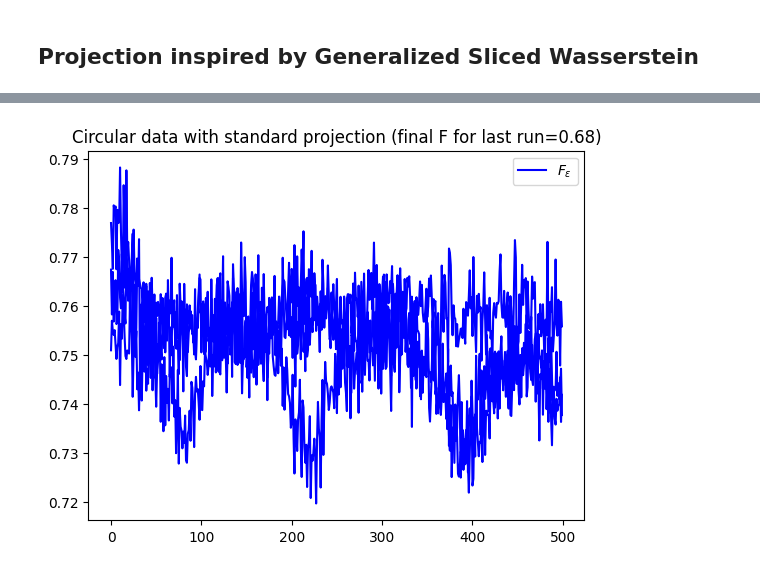
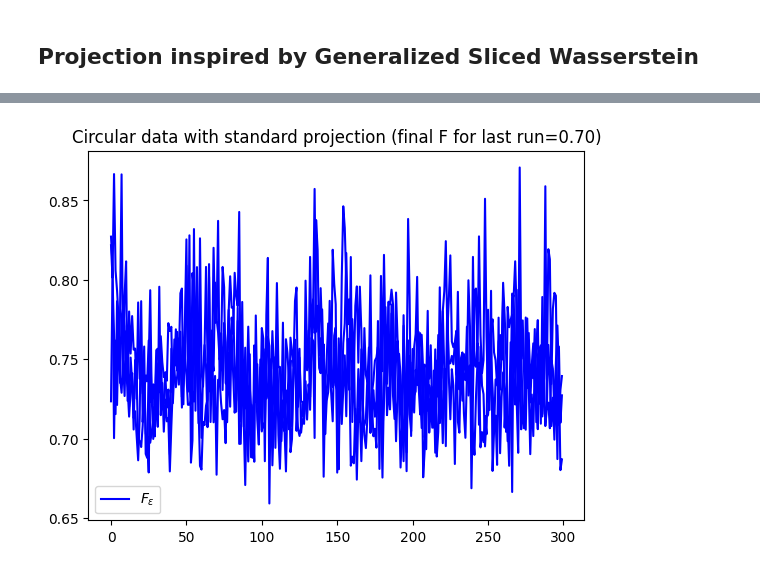
Before and after one commit to rtavenar/dgswp, a Jupyter notebook: grad_desc_torch.ipynb, the cells around one changed output, grey strips where cells are left out. Drawn from its saved outputs; the diff is of its cells as text; code cells hidden in the pictures.

Commit message:
bugfix (F**cking opt.zero_grad())

```diff
--- a/grad_desc_torch.ipynb
+++ b/grad_desc_torch.ipynb
@@ -269,13 +275,14 @@ losses = {}
 for id_rep in range(n_reps):
     losses[id_rep] = []
     model = SimpleNN(input_size=d, hidden_size=256, output_size=1)
-    optimizer = SGD(model.parameters(), lr=0.001, momentum=0.)
+    optimizer = SGD(model.parameters(), lr=learning_rate, momentum=0.)
     for i in range(n_iter):
         loss = F_eps(model, x, y,
                      fun=custom_F, n_samples=n_samples, epsilon=epsilon)
         loss.backward()
         losses[id_rep].append(loss.item())
         optimizer.step()
+        optimizer.zero_grad()
 
 for l in losses.values():
     plt.plot(l, color='b')
@@ -308,7 +317,10 @@ torch.manual_seed(common_seed)
 np.random.seed(common_seed)
 
 epsilon = 1e-1
-n_samples = 100
+n_samples = 10
+n_iter = 300
+radius = 3.
+learning_rate = 0.5
 
 def custom_F_circ(x, y, theta):
     p = 2
@@ -319,21 +331,23 @@ def custom_F_circ(x, y, theta):
 d_circ = 2
 
 losses = {}
-for id_rep in range(n_reps):
+for id_rep in range(10):
     losses[id_rep] = []
     theta = torch.randn(d_circ, requires_grad=True)
     with torch.no_grad():
-        theta /= torch.norm(theta)
-    optimizer = SGD([theta], lr=0.0001)
+        theta *= radius
+    #     theta /= torch.norm(theta)
+    optimizer = SGD([theta], lr=learning_rate)
     for i in range(n_iter):
         loss = F_eps(theta, x_circ, y_circ,
                      fun=custom_F_circ, n_samples=n_samples, epsilon=epsilon)
         loss.backward()
         losses[id_rep].append(loss.item())
         optimizer.step()
+        optimizer.zero_grad()
 
 for l in losses.values():
-    plt.plot(l)  #, color='b')
+    plt.plot(l, color='b')
 plt.legend(["$F_{\\varepsilon}$"])
 plt.title(f"Circular $W_2^2$ (final F for last run={float(custom_F_circ(x_circ, y_circ, theta)):.2f})");
 # %% [output]
@@ -341,21 +354,0 @@ plt.title(f"Circular $W_2^2$ (final F for last run={float(custom_F_circ(x_circ,
-# %%
-xx = np.linspace(-2, 2, 400)
-yy = np.linspace(-2, 2, 400)
-X, Y = np.meshgrid(xx, yy)
-
-# Convertir la grille en tenseur torch
-thetas = torch.tensor(np.stack([X, Y], axis=-1), dtype=torch.float32)
-
-# Évaluer la fonction sur la grille
-Z = np.zeros((400, 400))
-for i in range(400):
-    for j in range(400):
-        Z[i,j] = custom_F_circ(x_circ, y_circ, thetas[i, j])
-
-# Afficher la heatmap
-plt.figure(figsize=(10, 8))
-plt.imshow(Z, extent=(-2, 2, -2, 2), origin='lower', cmap='viridis')
-plt.colorbar(label='Valeur de la fonction')
-plt.xlabel('x')
-plt.ylabel('y')
-plt.title('Heatmap de la fonction')
@@ -411,13 +401,14 @@ losses = {}
 for id_rep in range(n_reps):
     losses[id_rep] = []
     model = SimpleNN(input_size=d_circ, hidden_size=256, output_size=1)
-    optimizer = SGD(model.parameters(), lr=0.001, momentum=0.)
+    optimizer = SGD(model.parameters(), lr=learning_rate, momentum=0.)
     for i in range(2 * n_iter):
         loss = F_eps(model, x_circ.float(), y_circ.float(),
                      fun=custom_F, n_samples=n_samples, epsilon=epsilon)
         loss.backward()
         losses[id_rep].append(loss.item())
         optimizer.step()
+        optimizer.zero_grad()
 
 for l in losses.values():
     plt.plot(l, color='b')
@@ -444,28 +435,29 @@ for i, j in zip(ind_x, ind_y):
 # %%
 torch.manual_seed(common_seed)
 np.random.seed(common_seed)
 
 losses = {}
 for id_rep in range(n_reps):
     losses[id_rep] = []
     theta = torch.randn(d_circ, requires_grad=True)
-    optimizer = SGD([theta], lr=0.001, momentum=0.)
+    optimizer = SGD([theta], lr=learning_rate, momentum=0.)
     for i in range(n_iter):
         with torch.no_grad():
             theta /= torch.norm(theta)
         loss = F_eps(theta, x_circ.float(), y_circ.float(),
                      fun=F, n_samples=n_samples, epsilon=epsilon)
         loss.backward()
         losses[id_rep].append(loss.item())
         optimizer.step()
+        optimizer.zero_grad()
 
 for l in losses.values():
     plt.plot(l, color='b')
 plt.legend(["$F_{\\varepsilon}$"])
 plt.title(f"Circular data with standard projection (final F for last run={float(F(x_circ.float(), y_circ.float(), theta)):.2f})");
 print()
 # %% [output]
-[figure, old version]
+[figure, new version]
 # %%
 def F_nn_indexes(x, y, theta):
     pos_x_1d = torch.argsort(theta @ x.T)
```
Also changed, not shown: parts of 14 cells of this notebook.
